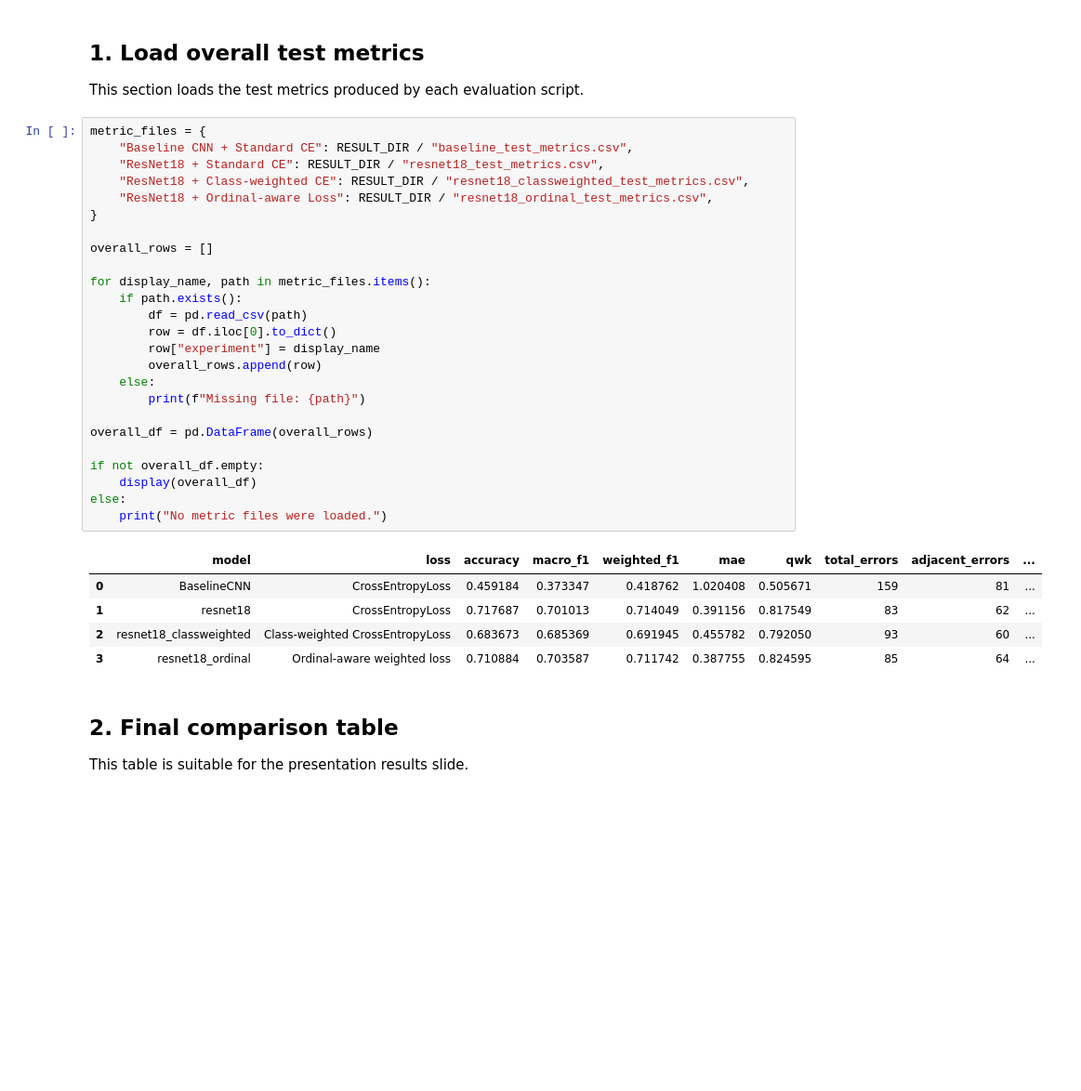
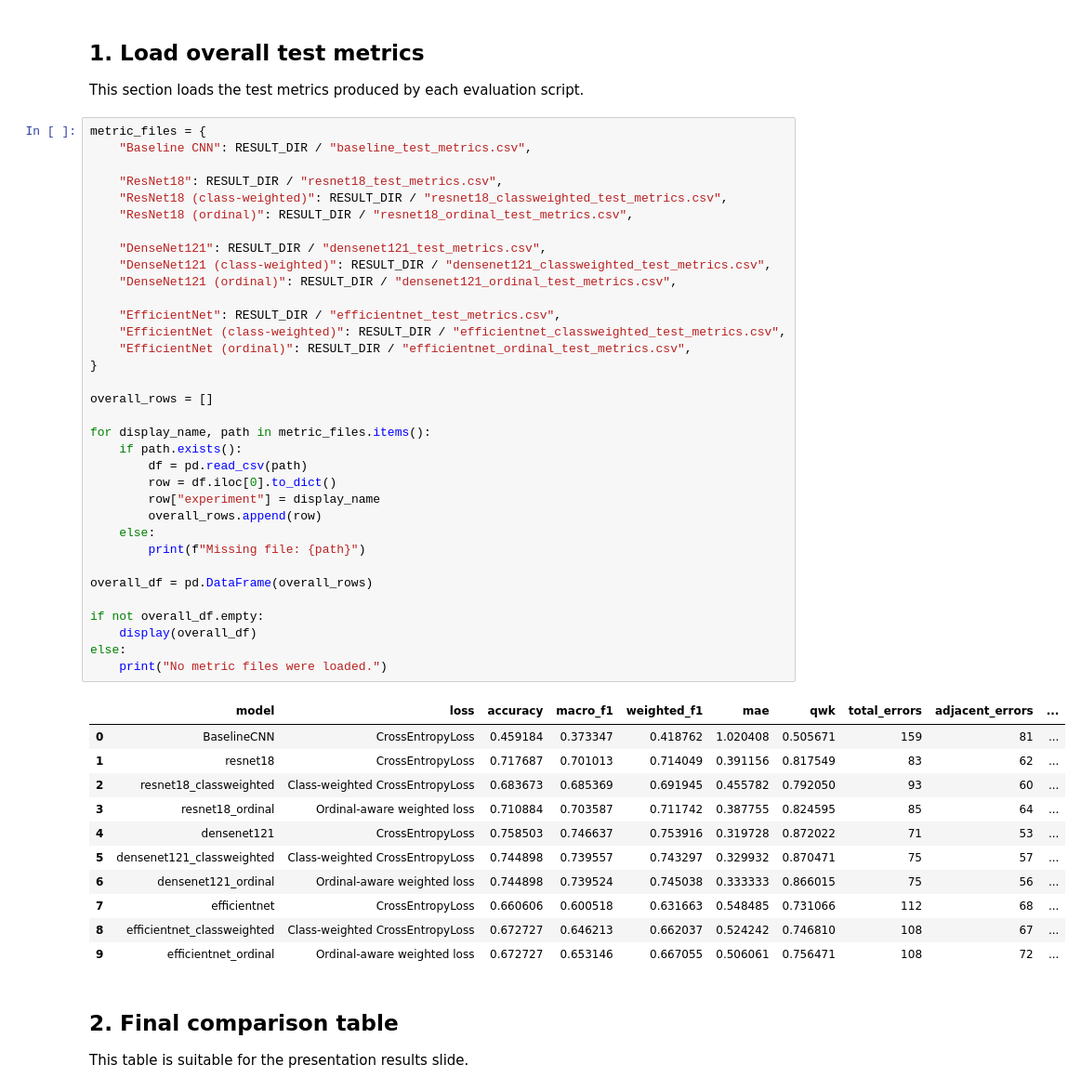
Before and after one commit to JoyYueLyu/760-Group1, a Jupyter notebook: notebooks/03_model_comparison_analysis.ipynb, the cells around one changed output. Shown at 93% size. Drawn from its saved outputs; the diff is of its cells as text; blank space fills up the shorter version.

```diff
--- a/notebooks/03_model_comparison_analysis.ipynb
+++ b/notebooks/03_model_comparison_analysis.ipynb
@@ -50,35 +50,50 @@ Figure directory: C:\Users\yuely\OneDrive\Desktop\cs760\760-Group1\outputs\figur
 This section loads the test metrics produced by each evaluation script.
 # %%
 metric_files = {
-    "Baseline CNN + Standard CE": RESULT_DIR / "baseline_test_metrics.csv",
-    "ResNet18 + Standard CE": RESULT_DIR / "resnet18_test_metrics.csv",
-    "ResNet18 + Class-weighted CE": RESULT_DIR / "resnet18_classweighted_test_metrics.csv",
-    "ResNet18 + Ordinal-aware Loss": RESULT_DIR / "resnet18_ordinal_test_metrics.csv",
+    "Baseline CNN": RESULT_DIR / "baseline_test_metrics.csv",
+
+    "ResNet18": RESULT_DIR / "resnet18_test_metrics.csv",
+    "ResNet18 (class-weighted)": RESULT_DIR / "resnet18_classweighted_test_metrics.csv",
+    "ResNet18 (ordinal)": RESULT_DIR / "resnet18_ordinal_test_metrics.csv",
+
+    "DenseNet121": RESULT_DIR / "densenet121_test_metrics.csv",
+    "DenseNet121 (class-weighted)": RESULT_DIR / "densenet121_classweighted_test_metrics.csv",
+    "DenseNet121 (ordinal)": RESULT_DIR / "densenet121_ordinal_test_metrics.csv",
+
+    "EfficientNet": RESULT_DIR / "efficientnet_test_metrics.csv",
+    "EfficientNet (class-weighted)": RESULT_DIR / "efficientnet_classweighted_test_metrics.csv",
+    "EfficientNet (ordinal)": RESULT_DIR / "efficientnet_ordinal_test_metrics.csv",
 }
 
 overall_rows = []
 
 for display_name, path in metric_files.items():
     if path.exists():
         df = pd.read_csv(path)
         row = df.iloc[0].to_dict()
         row["experiment"] = display_name
         overall_rows.append(row)
     else:
         print(f"Missing file: {path}")
 
 overall_df = pd.DataFrame(overall_rows)
 
 if not overall_df.empty:
     display(overall_df)
 else:
     print("No metric files were loaded.")
 # %% [output]
 |  | model | loss | accuracy | macro_f1 | weighted_f1 | mae | qwk | total_errors | adjacent_errors | ... |
 | 0 | BaselineCNN | CrossEntropyLoss | 0.459184 | 0.373347 | 0.418762 | 1.020408 | 0.505671 | 159 | 81 | ... |
 | 1 | resnet18 | CrossEntropyLoss | 0.717687 | 0.701013 | 0.714049 | 0.391156 | 0.817549 | 83 | 62 | ... |
 | 2 | resnet18_classweighted | Class-weighted CrossEntropyLoss | 0.683673 | 0.685369 | 0.691945 | 0.455782 | 0.792050 | 93 | 60 | ... |
 | 3 | resnet18_ordinal | Ordinal-aware weighted loss | 0.710884 | 0.703587 | 0.711742 | 0.387755 | 0.824595 | 85 | 64 | ... |
+| 4 | densenet121 | CrossEntropyLoss | 0.758503 | 0.746637 | 0.753916 | 0.319728 | 0.872022 | 71 | 53 | ... |
+| 5 | densenet121_classweighted | Class-weighted CrossEntropyLoss | 0.744898 | 0.739557 | 0.743297 | 0.329932 | 0.870471 | 75 | 57 | ... |
+| 6 | densenet121_ordinal | Ordinal-aware weighted loss | 0.744898 | 0.739524 | 0.745038 | 0.333333 | 0.866015 | 75 | 56 | ... |
+| 7 | efficientnet | CrossEntropyLoss | 0.660606 | 0.600518 | 0.631663 | 0.548485 | 0.731066 | 112 | 68 | ... |
+| 8 | efficientnet_classweighted | Class-weighted CrossEntropyLoss | 0.672727 | 0.646213 | 0.662037 | 0.524242 | 0.746810 | 108 | 67 | ... |
+| 9 | efficientnet_ordinal | Ordinal-aware weighted loss | 0.672727 | 0.653146 | 0.667055 | 0.506061 | 0.756471 | 108 | 72 | ... |
 # %% [markdown]
 ## 2. Final comparison table
 
```
Also changed, not shown: parts of 6 cells of this notebook, 30 other files.
